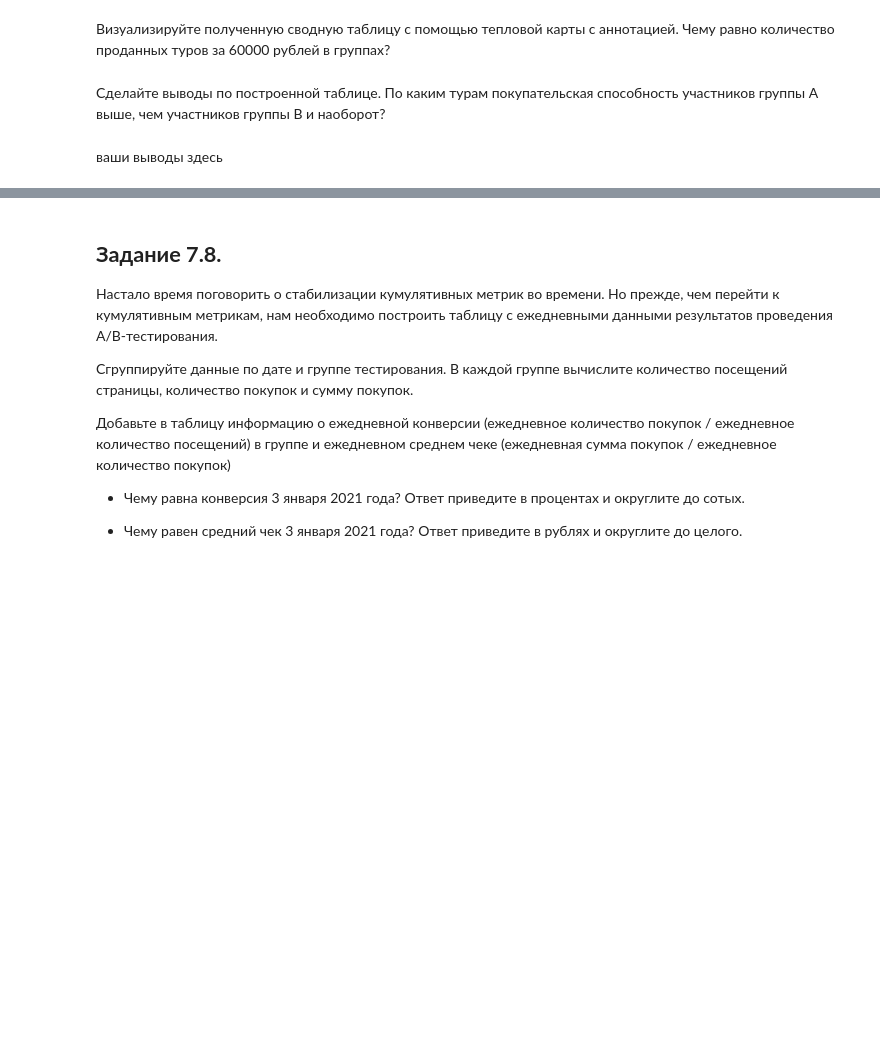
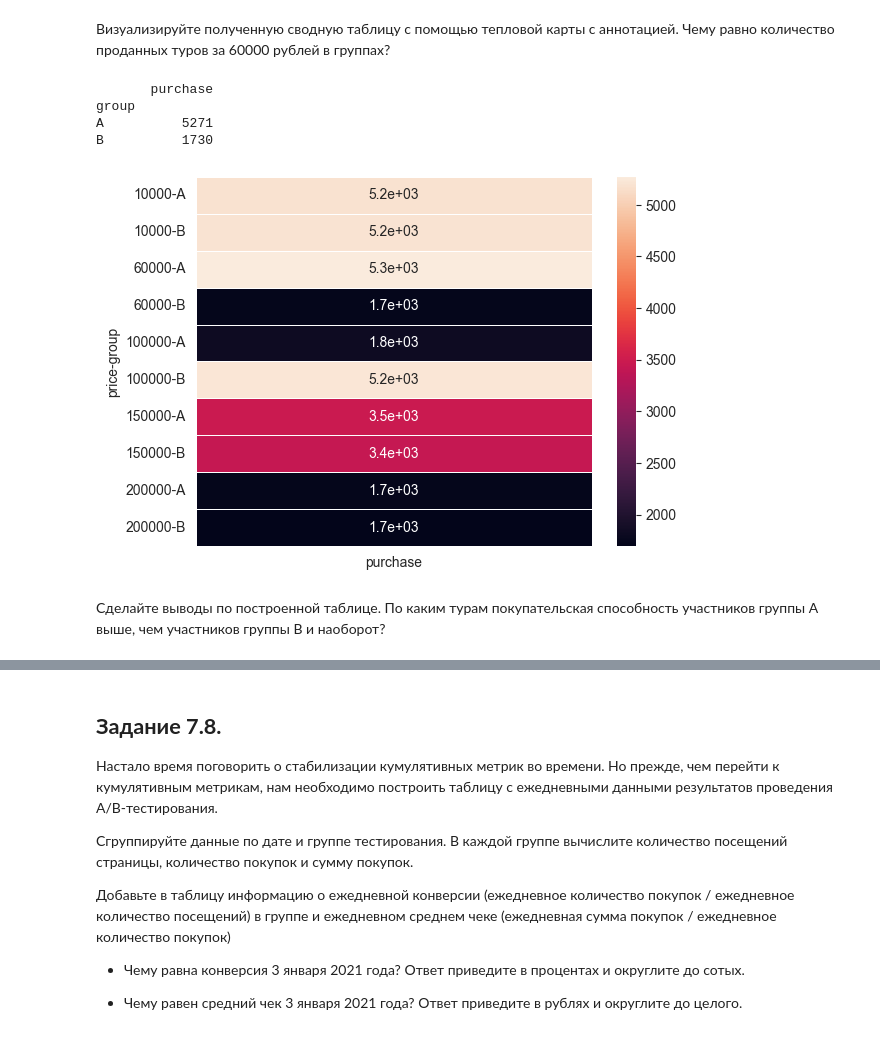
Before and after one commit to slagovskiy/DST, a Jupyter notebook: __environment/eda-5-hw.ipynb, the cells around one changed output, grey strips where cells are left out. Drawn from its saved outputs; the diff is of its cells as text; code cells hidden in the pictures; blank space fills up the shorter version.

```diff
--- a/__environment/eda-5-hw.ipynb
+++ b/__environment/eda-5-hw.ipynb
@@ -191,3 +192,12 @@ display(con_data)
 ## **Задание 7.7.**
 
 Теперь давайте сравним варианты по покупательской способности туров. Для этого постройте сводную таблицу, которая покажет зависимость количества продаж от группы и цены тура.
+# %%
+# Сводная таблица - количество продаж от группы и цены тура.
+price_group = updated_data.groupby(['price', 'group']).agg(
+    {'purchase':'sum'})
+
+# Туры с нулевой ценой (т.е. варианты без покупки) исключены
+price_group = price_group[price_group['purchase']!=0]
+
+display(price_group)
@@ -199,4 +220,12 @@ display(con_data)
+# %%
+sns.heatmap(price_group, annot=True, linewidths=.5)
+
+print(f'{price_group.loc[60000]}')
+# %% [output]
+       purchase
+group
+A          5271
+B          1730
+[figure, added]
 # %% [markdown]
 Сделайте выводы по построенной таблице. По каким турам покупательская способность участников группы А выше, чем участников группы B и наоборот?
-# %% [markdown]
-ваши выводы здесь
```
Also changed, not shown: parts of 42 cells of this notebook, 5 other files.
